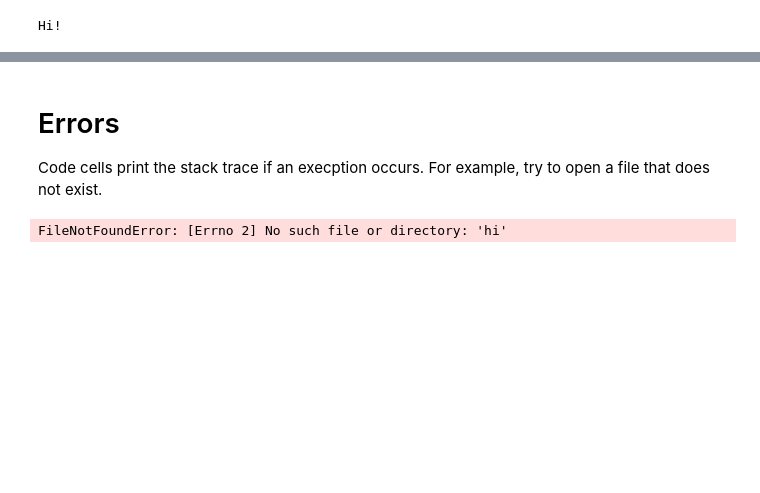
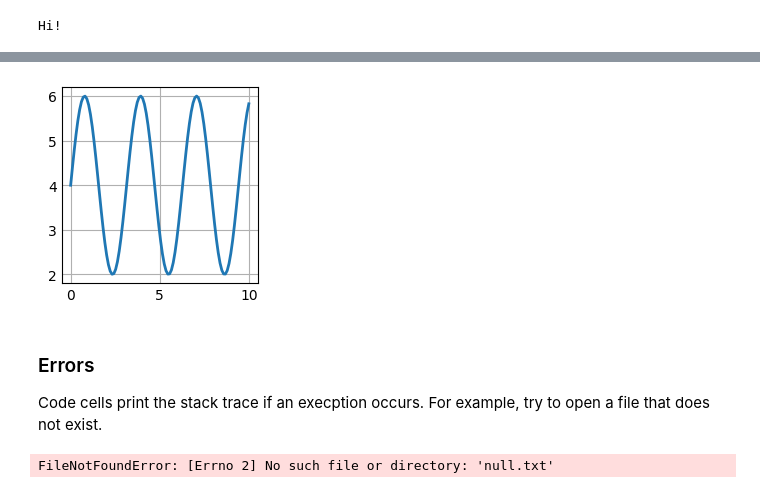
Before and after one commit to RedHatQuickCourses/rhods-qc-apps, a Jupyter notebook: 1.intro/chapter3/intro/notebooks-intro.ipynb, the cells around one changed output, grey strips where cells are left out. Drawn from its saved outputs; the diff is of its cells as text; code cells hidden in the pictures; blank space fills up the shorter version.

```diff
--- a/1.intro/chapter3/intro/notebooks-intro.ipynb
+++ b/1.intro/chapter3/intro/notebooks-intro.ipynb
@@ -75,9 +82,22 @@ ModuleNotFoundError: No module named 'matplotlib'
+# %%
+import matplotlib.pyplot as plt
+import numpy as np
+
+# Generate waveform data
+x = np.linspace(0, 10, 100)
+y = 4 + 2 * np.sin(2 * x)
+
+# plot
+plt.plot(x, y, linewidth=2.0)
+plt.show()
+# %% [output]
+[figure, added]
 # %% [markdown]
-# Errors
+### Errors
 
 Code cells print the stack trace if an execption occurs.
 For example, try to open a file that does not exist.
-# %%
-open("hi")
-# %% [output]
-FileNotFoundError: [Errno 2] No such file or directory: 'hi'
+# %%
+open("null.txt")
+# %% [output]
+FileNotFoundError: [Errno 2] No such file or directory: 'null.txt'
```
Also changed, not shown: parts of 17 cells of this notebook, 2 other files.
